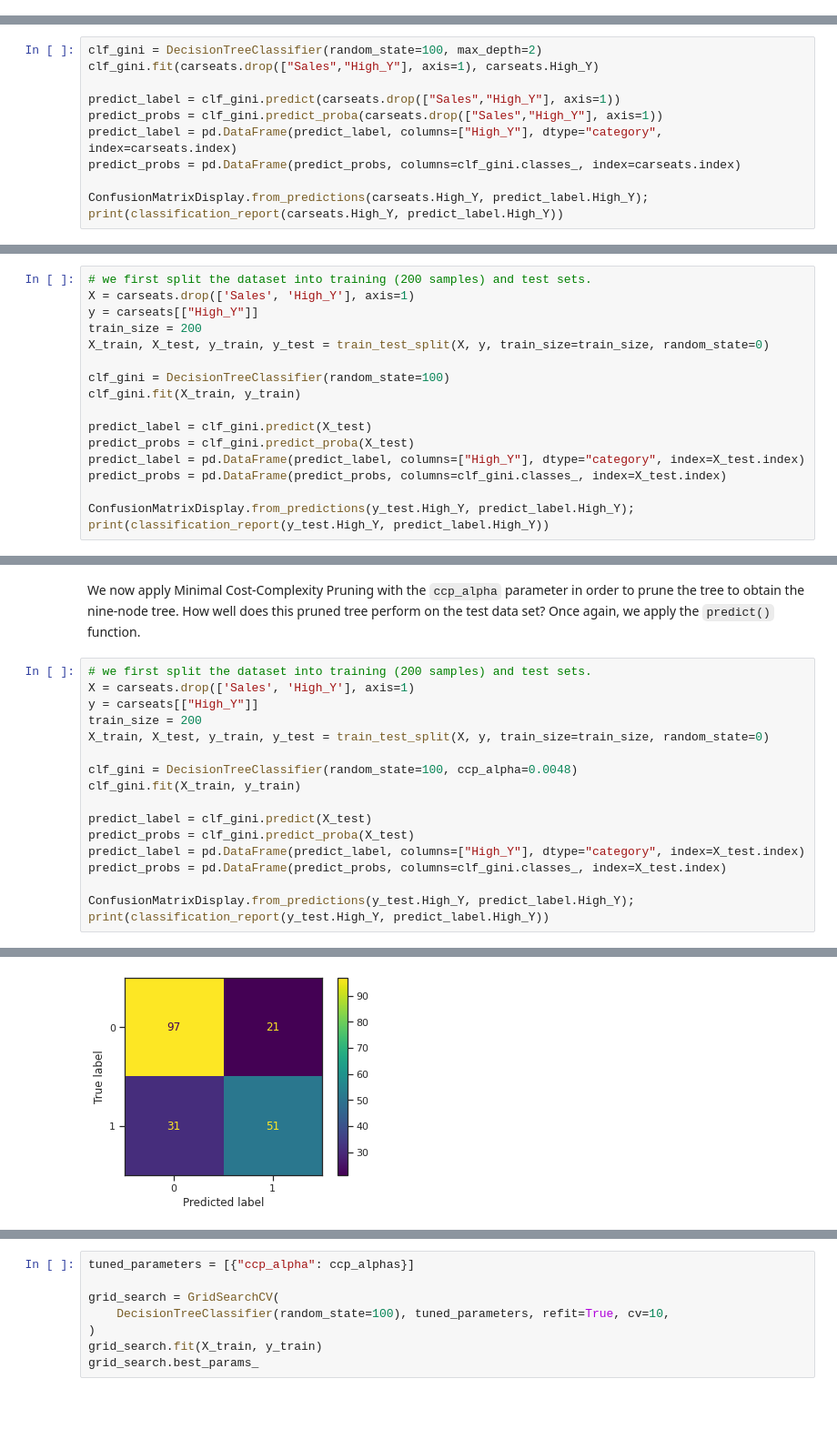
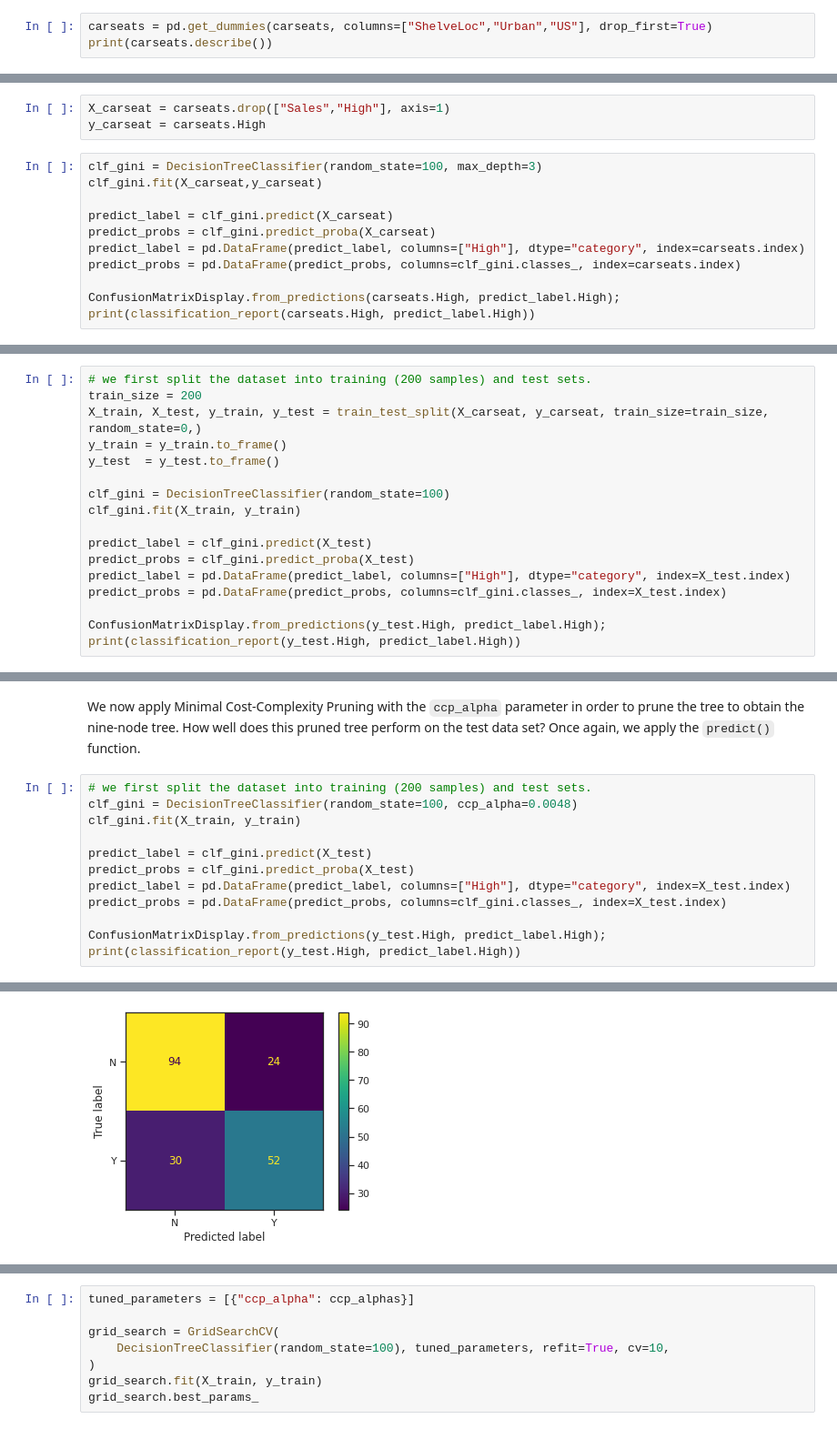
Before and after one commit to tvanzyl/ISL2_Python, a Jupyter notebook: Chapter_8_Lab.ipynb, the cells around one changed output, grey strips where cells are left out. Shown at 91% size. Drawn from its saved outputs; the diff is of its cells as text; blank space fills up the shorter version.

```diff
--- a/Chapter_8_Lab.ipynb
+++ b/Chapter_8_Lab.ipynb
@@ -82,0 +60,3 @@ None
+# %%
+carseats = pd.get_dummies(carseats, columns=["ShelveLoc","Urban","US"], drop_first=True)
+print(carseats.describe())
@@ -87,14 +85,17 @@ To build a tree, we could use 'gini' or 'entropy' as split criterion at each nod
+# %%
+X_carseat = carseats.drop(["Sales","High"], axis=1)
+y_carseat = carseats.High
 # %%
-clf_gini = DecisionTreeClassifier(random_state=100, max_depth=2)
-clf_gini.fit(carseats.drop(["Sales","High_Y"], axis=1), carseats.High_Y)
+clf_gini = DecisionTreeClassifier(random_state=100, max_depth=3)
+clf_gini.fit(X_carseat,y_carseat)
 
-predict_label = clf_gini.predict(carseats.drop(["Sales","High_Y"], axis=1))
-predict_probs = clf_gini.predict_proba(carseats.drop(["Sales","High_Y"], axis=1))
-predict_label = pd.DataFrame(predict_label, columns=["High_Y"], dtype="category", index=carseats.index)
+predict_label = clf_gini.predict(X_carseat)
+predict_probs = clf_gini.predict_proba(X_carseat)
+predict_label = pd.DataFrame(predict_label, columns=["High"], dtype="category", index=carseats.index)
 predict_probs = pd.DataFrame(predict_probs, columns=clf_gini.classes_, index=carseats.index)
 
-ConfusionMatrixDisplay.from_predictions(carseats.High_Y, predict_label.High_Y);
-print(classification_report(carseats.High_Y, predict_label.High_Y))
+ConfusionMatrixDisplay.from_predictions(carseats.High, predict_label.High);
+print(classification_report(carseats.High, predict_label.High))
 # %% [output]
               precision    recall  f1-score   support
 
@@ -138,20 +149,20 @@ The `predict()` function can be used for this purpose. In the case of a classifi
 # %%
 # we first split the dataset into training (200 samples) and test sets.
-X = carseats.drop(['Sales', 'High_Y'], axis=1)
-y = carseats[["High_Y"]]
 train_size = 200
-X_train, X_test, y_train, y_test = train_test_split(X, y, train_size=train_size, random_state=0)
+X_train, X_test, y_train, y_test = train_test_split(X_carseat, y_carseat, train_size=train_size, random_state=0,)
+y_train = y_train.to_frame()
+y_test  = y_test.to_frame()
 
 clf_gini = DecisionTreeClassifier(random_state=100)
 clf_gini.fit(X_train, y_train)
 
 predict_label = clf_gini.predict(X_test)
 predict_probs = clf_gini.predict_proba(X_test)
-predict_label = pd.DataFrame(predict_label, columns=["High_Y"], dtype="category", index=X_test.index)
+predict_label = pd.DataFrame(predict_label, columns=["High"], dtype="category", index=X_test.index)
 predict_probs = pd.DataFrame(predict_probs, columns=clf_gini.classes_, index=X_test.index)
 
-ConfusionMatrixDisplay.from_predictions(y_test.High_Y, predict_label.High_Y);
-print(classification_report(y_test.High_Y, predict_label.High_Y))
+ConfusionMatrixDisplay.from_predictions(y_test.High, predict_label.High);
+print(classification_report(y_test.High, predict_label.High))
 # %% [output]
               precision    recall  f1-score   support
 
@@ -286,21 +293,16 @@ We now apply  Minimal Cost-Complexity Pruning with the `ccp_alpha`  parameter in
 How well does this pruned tree perform on the test data set? Once again, we apply the `predict()` function.
 # %%
 # we first split the dataset into training (200 samples) and test sets.
-X = carseats.drop(['Sales', 'High_Y'], axis=1)
-y = carseats[["High_Y"]]
-train_size = 200
-X_train, X_test, y_train, y_test = train_test_split(X, y, train_size=train_size, random_state=0)
-
 clf_gini = DecisionTreeClassifier(random_state=100, ccp_alpha=0.0048)
 clf_gini.fit(X_train, y_train)
 
 predict_label = clf_gini.predict(X_test)
 predict_probs = clf_gini.predict_proba(X_test)
-predict_label = pd.DataFrame(predict_label, columns=["High_Y"], dtype="category", index=X_test.index)
+predict_label = pd.DataFrame(predict_label, columns=["High"], dtype="category", index=X_test.index)
 predict_probs = pd.DataFrame(predict_probs, columns=clf_gini.classes_, index=X_test.index)
 
-ConfusionMatrixDisplay.from_predictions(y_test.High_Y, predict_label.High_Y);
-print(classification_report(y_test.High_Y, predict_label.High_Y))
+ConfusionMatrixDisplay.from_predictions(y_test.High, predict_label.High);
+print(classification_report(y_test.High, predict_label.High))
 # %% [output]
               precision    recall  f1-score   support
 
@@ -313,2 +315,2 @@ weighted avg       0.74      0.74      0.74       200
-[figure, old version]
+[figure, new version]
 # %% [markdown]
```
Also changed, not shown: parts of 36 cells of this notebook, 1 other file.
